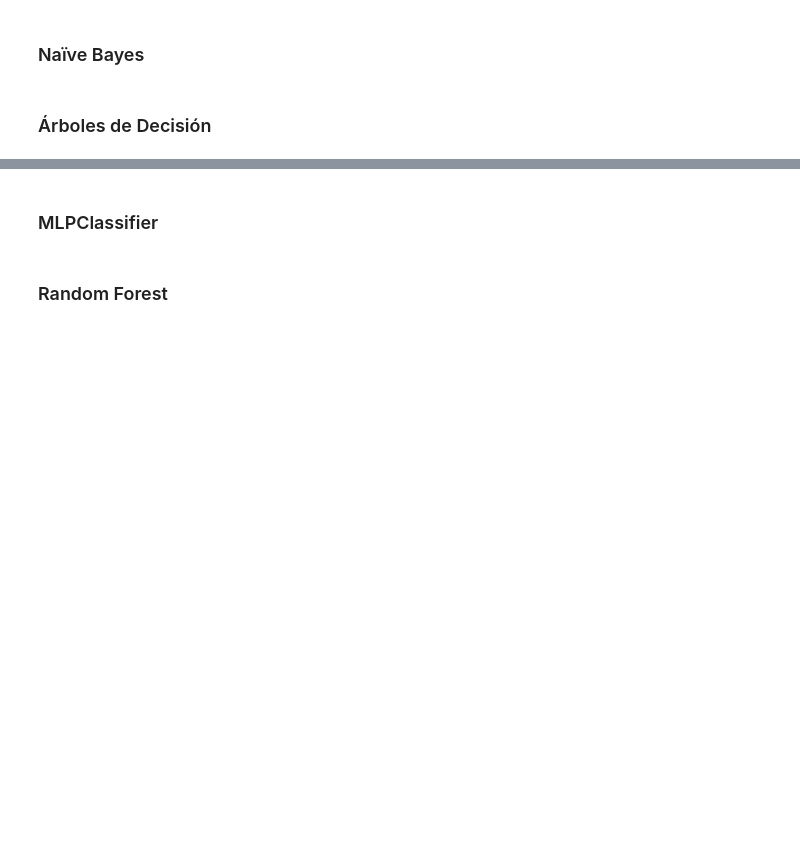
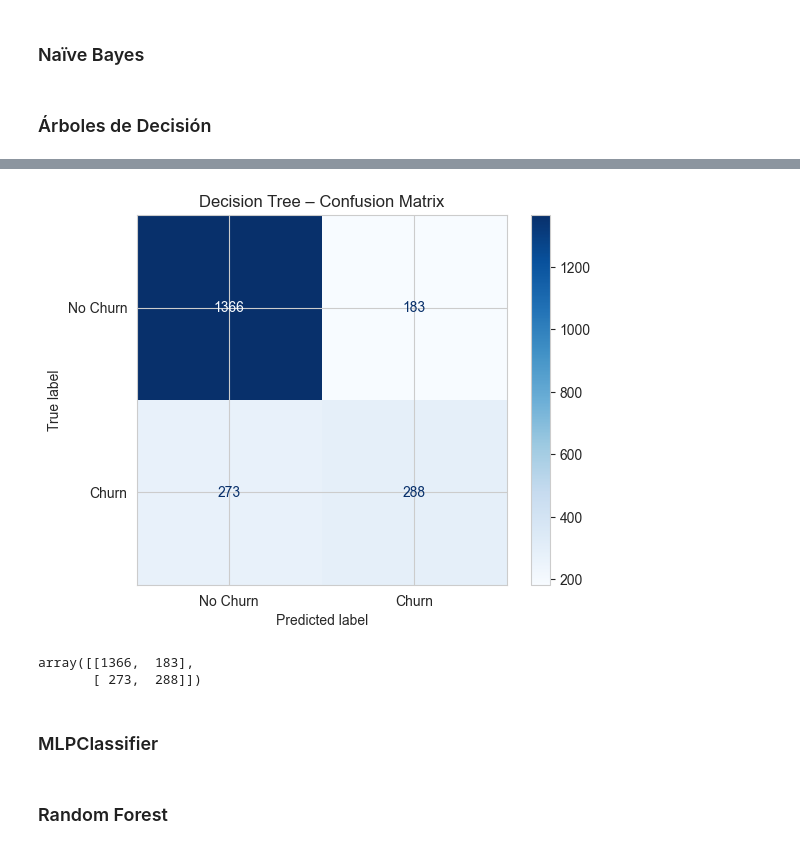
Before and after one commit to somexav/ciencia_datos_m2_practica4, a Jupyter notebook: CDD_G33_M2_P4_Equipo_9.ipynb, the cells around one changed output, grey strips where cells are left out. Cells and saved outputs as stored; diff of their text form; code cells hidden in the pictures; blank space fills up the shorter version.

```diff
--- a/CDD_G33_M2_P4_Equipo_9.ipynb
+++ b/CDD_G33_M2_P4_Equipo_9.ipynb
@@ -752,3 +930,14 @@ models["Naive Bayes"] = GaussianNB().fit(X_train, y_train)
+# %%
+plot_confusion_matrix(
+    model=best_tree,
+    X=X_test_enc,
+    y_true=y_test,
+    title="Decision Tree – Confusion Matrix"
+)
+# %% [output]
+[figure, added]
+array([[1366,  183],
+       [ 273,  288]])
 # %% [markdown]
 ###  MLPClassifier
 # %%
```
Also changed, not shown: parts of 22 cells of this notebook.
